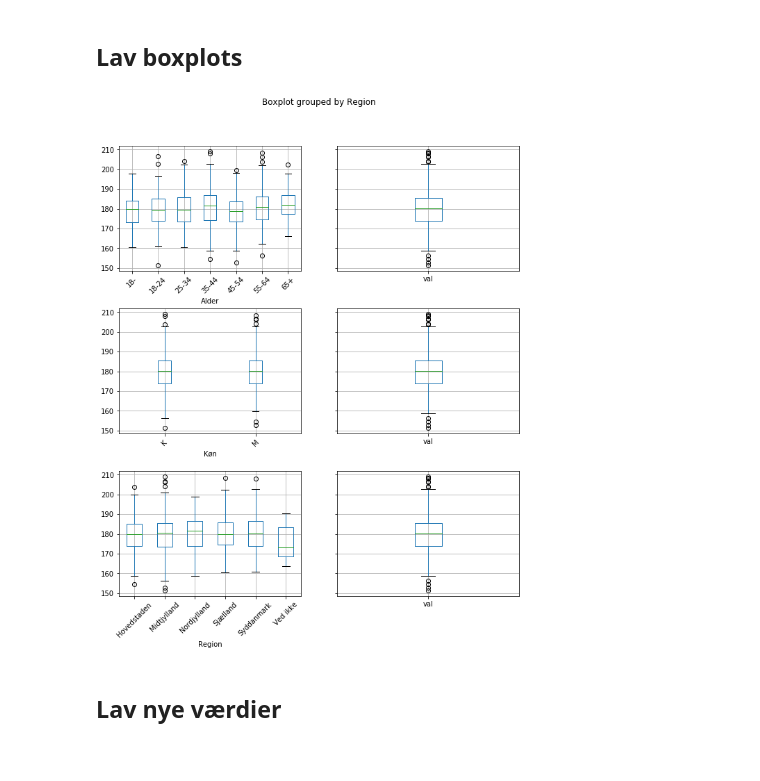
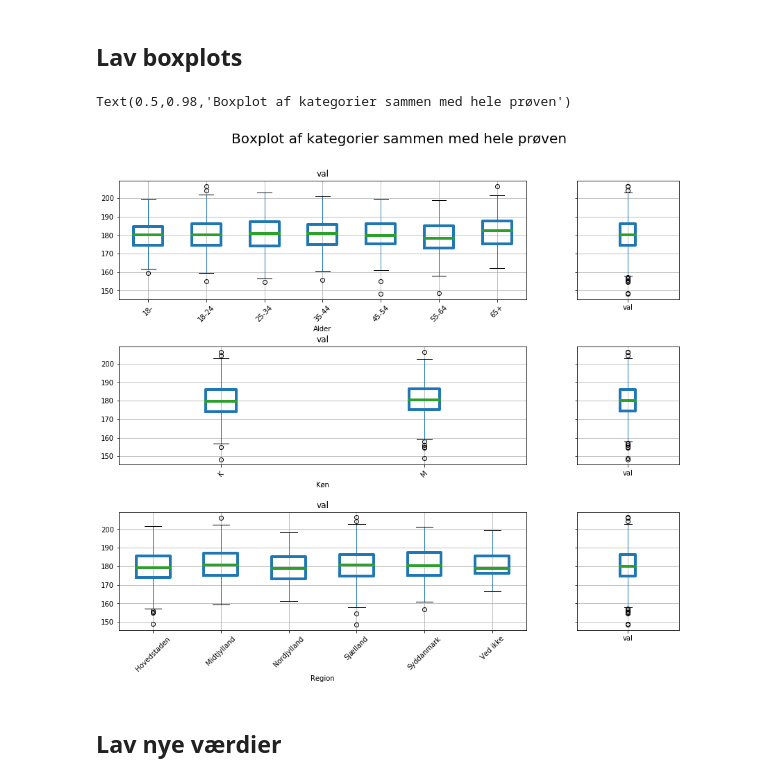
Before and after one commit to tlinnet/winpython, a Jupyter notebook: sampling_simulering.ipynb, the cells around one changed output. Saved outputs shown, nothing was run; the diff lists cells and outputs as text; code cells hidden in the pictures.

```diff
--- a/sampling_simulering.ipynb
+++ b/sampling_simulering.ipynb
@@ -68,7 +69,7 @@ display(Image(url="https://upload.wikimedia.org/wikipedia/commons/thumb/1/1a/Box
 # Lav data til at teste
 # %%
 # Lav en serie. Her er højde på 180 cm, med en relativ usikkerhed på 5%
-s = tools.create_rand_series(df=df, mu=180, ex=0.05)
+s = tools.create_rand_series(df=df, x_avg=180, ex=0.05)
 df.loc[s.index, 'val'] = s
 # %% [markdown]
 Hvis den relative usikkerhed er 5%, hvad er så den absolutte usikkerhed hvis gennemsnittet er 180 cm?
@@ -102,0 +78,7 @@ Normalfordelingen er beskrevet ved: $ x_{\mathrm{bedste}} $=180.17, $\sigma_x$=8
+# %%
+reload(tools)
+f, ax1, ax2, mean, sigma = tools.create_boxplot_hist(df=df, col='val')
+
+ax1.set_xlim(180-40, 180+40)
+#ax2.set_xlim(180-40, 180+40)
+display(Markdown('Normalfordelingen er beskrevet ved: $ x_{\mathrm{bedste}} $=%1.2f, $\sigma_x$=%1.1f'%(mean, sigma)))
@@ -103,18 +88,22 @@ Normalfordelingen er beskrevet ved: $ x_{\mathrm{bedste}} $=180.17, $\sigma_x$=8
 # %% [markdown]
 ## Lav boxplots
 # %%
-f, axes = plt.subplots(3,2, figsize=(10,12), sharey=True)
-f.subplots_adjust(hspace=0.3)
+f, axes = plt.subplots(3,2, figsize=(14,12), sharey=True, gridspec_kw={'width_ratios': [4, 1]})
+boxprops = dict(linestyle='-', linewidth=4)
+medianprops = dict(linestyle='-', linewidth=4)
+f.subplots_adjust(hspace=0.4)
 
 for i, key in enumerate(df_i.keys()):
     ax = axes[i][0]
     ax2 = axes[i][1]
-    df.boxplot(column='val', by=key, ax=ax, rot=45)
-    df.boxplot(column='val', ax=ax2)
-    ax.set_title("")
-plt.show()
+    df.boxplot(column='val', by=key, ax=ax, rot=45, boxprops=boxprops, medianprops=medianprops)
+    df.boxplot(column='val', ax=ax2, boxprops=boxprops, medianprops=medianprops)
+    #ax.set_title(key)
+
+f.suptitle('Boxplot af kategorier sammen med hele prøven', size=20)
 # %% [output]
+Text(0.5,0.98,'Boxplot af kategorier sammen med hele prøven')
-[figure, old version]
+[figure, new version]
 # %% [markdown]
 ## Lav nye værdier
 # %%
```
Also changed, not shown: parts of 23 cells of this notebook, 1 other file.
